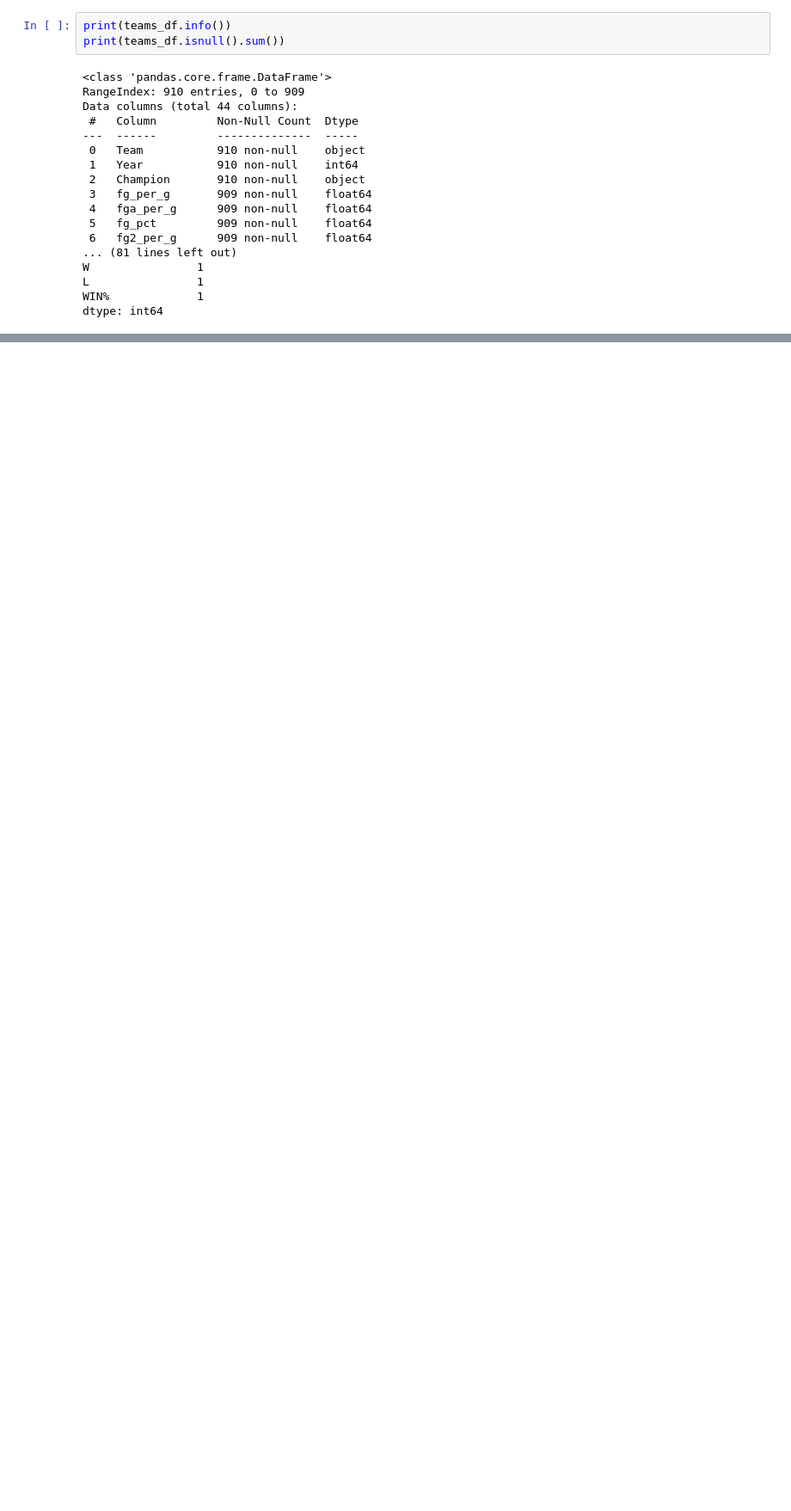
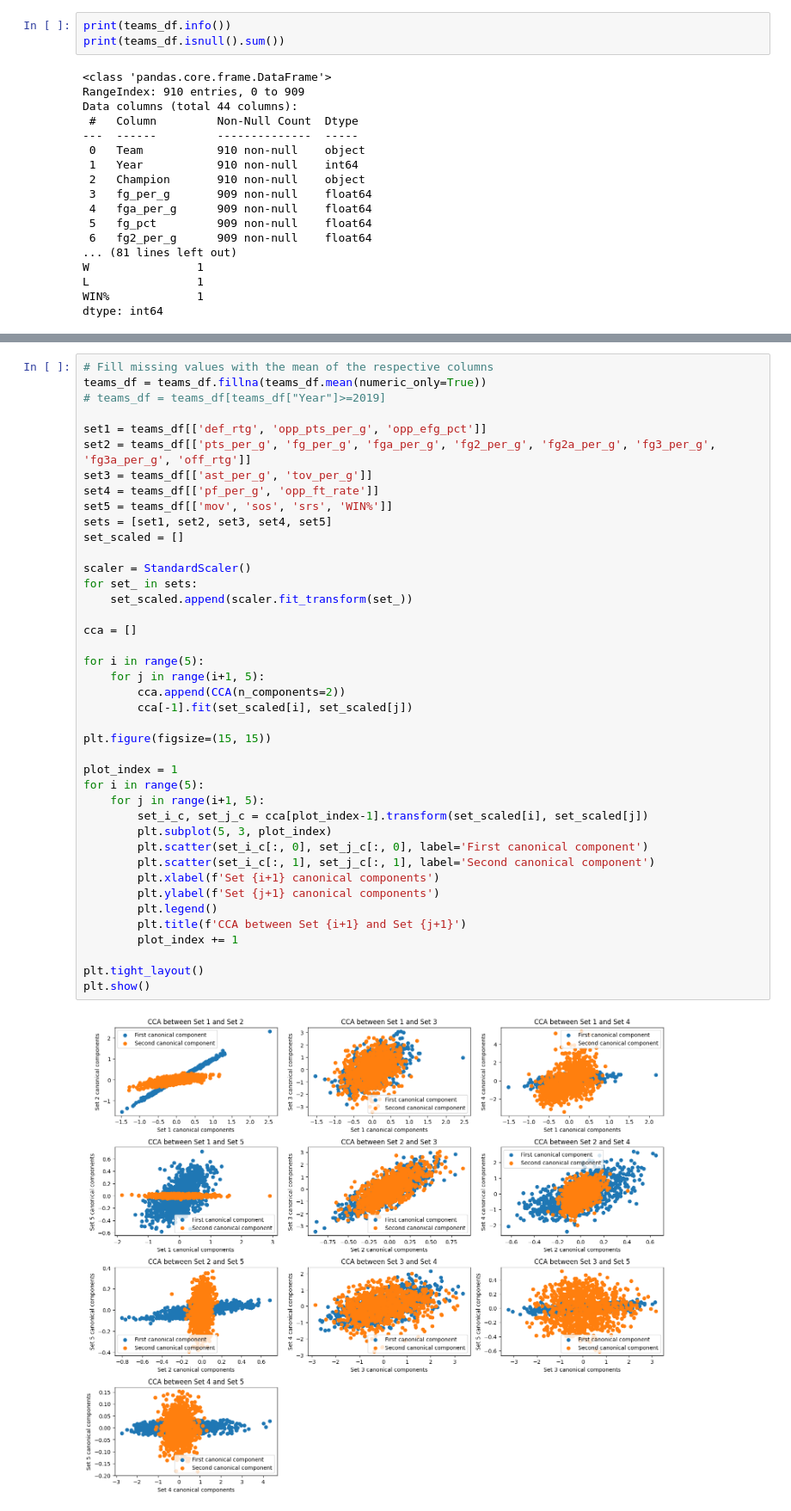
Before and after one commit to Luklr/BDM-TP-Final-2024, a Jupyter notebook: EDA.ipynb, the cells around one changed output, grey strips where cells are left out. Shown at 86% size. Cells and saved outputs as stored; diff of their text form; blank space fills up the shorter version.

```diff
--- a/EDA.ipynb
+++ b/EDA.ipynb
@@ -66,0 +255,43 @@ dtype: int64
+# %%
+# Fill missing values with the mean of the respective columns
+teams_df = teams_df.fillna(teams_df.mean(numeric_only=True))
+# teams_df = teams_df[teams_df["Year"]>=2019]
+
+set1 = teams_df[['def_rtg', 'opp_pts_per_g', 'opp_efg_pct']]
+set2 = teams_df[['pts_per_g', 'fg_per_g', 'fga_per_g', 'fg2_per_g', 'fg2a_per_g', 'fg3_per_g', 'fg3a_per_g', 'off_rtg']]
+set3 = teams_df[['ast_per_g', 'tov_per_g']]
+set4 = teams_df[['pf_per_g', 'opp_ft_rate']]
+set5 = teams_df[['mov', 'sos', 'srs', 'WIN%']]
+sets = [set1, set2, set3, set4, set5]
+set_scaled = []
+
+scaler = StandardScaler()
+for set_ in sets:
+    set_scaled.append(scaler.fit_transform(set_))
+
+cca = []
+
+for i in range(5):
+    for j in range(i+1, 5):
+        cca.append(CCA(n_components=2))
+        cca[-1].fit(set_scaled[i], set_scaled[j])
+
+plt.figure(figsize=(15, 15))
+
+plot_index = 1
+for i in range(5):
+    for j in range(i+1, 5):
+        set_i_c, set_j_c = cca[plot_index-1].transform(set_scaled[i], set_scaled[j])
+        plt.subplot(5, 3, plot_index)
+        plt.scatter(set_i_c[:, 0], set_j_c[:, 0], label='First canonical component')
+        plt.scatter(set_i_c[:, 1], set_j_c[:, 1], label='Second canonical component')
+        plt.xlabel(f'Set {i+1} canonical components')
+        plt.ylabel(f'Set {j+1} canonical components')
+        plt.legend()
+        plt.title(f'CCA between Set {i+1} and Set {j+1}')
+        plot_index += 1
+
+plt.tight_layout()
+plt.show()
+# %% [output]
+[figure, added]
```
Also changed, not shown: parts of 12 cells of this notebook, 5 other files.
